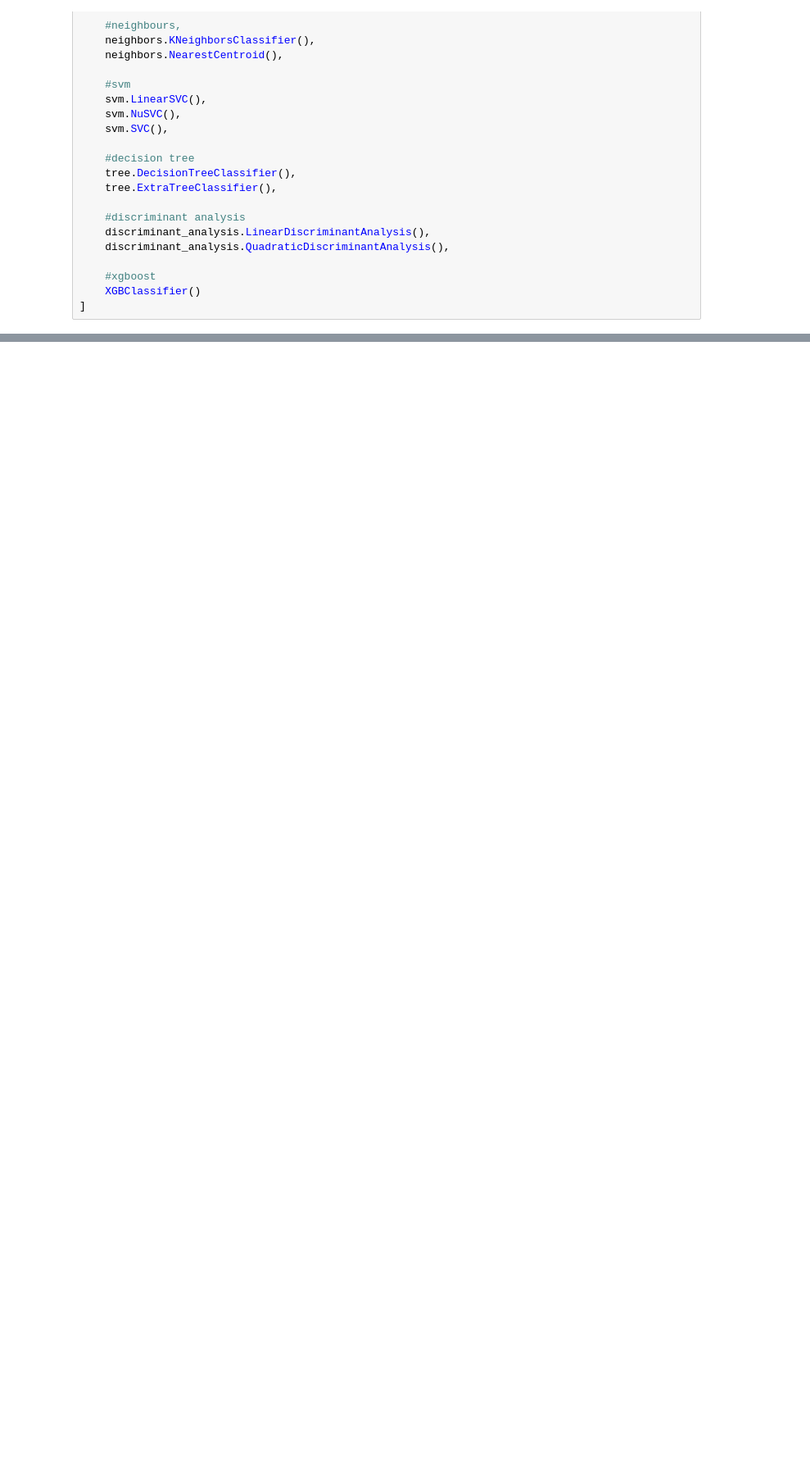
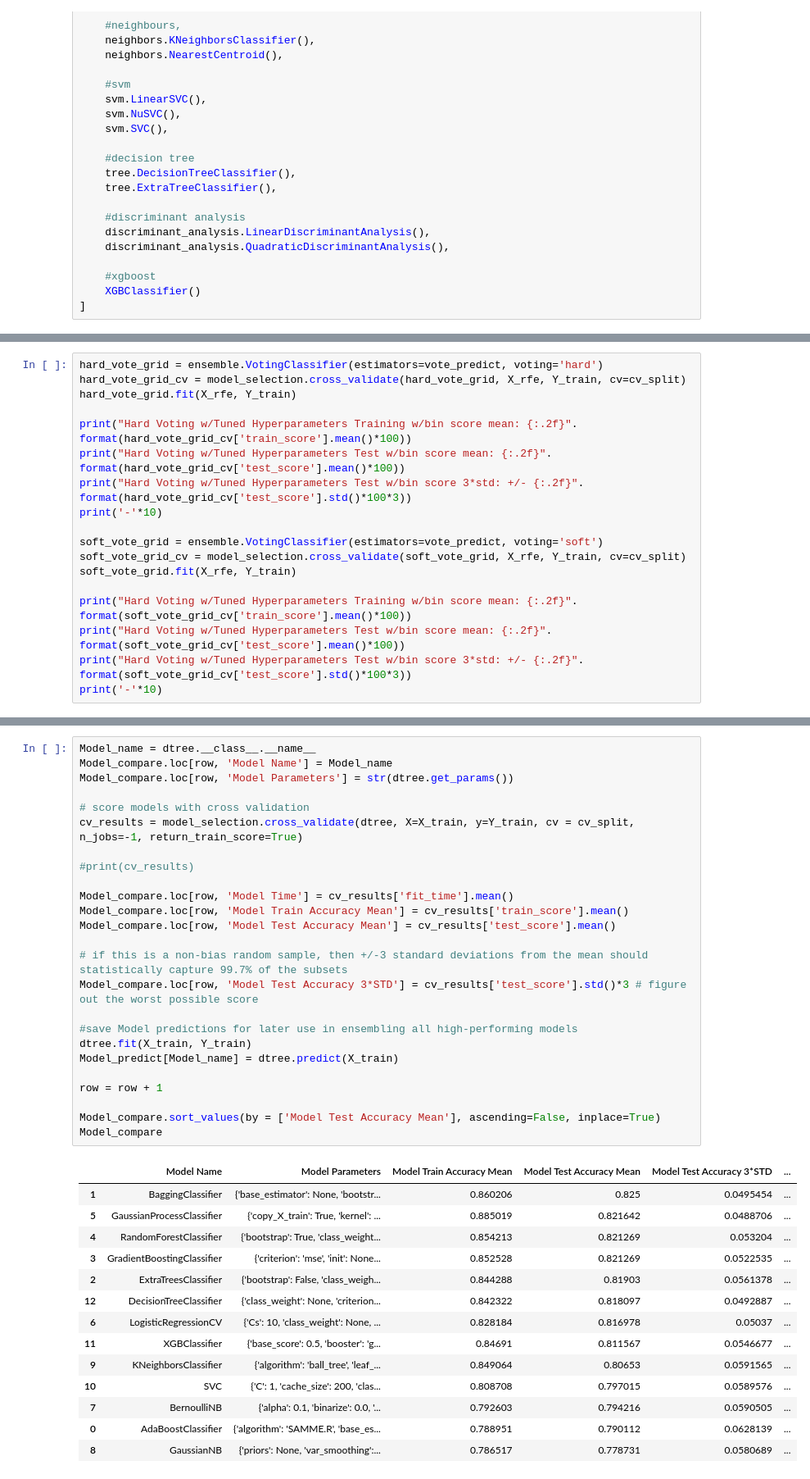
Before and after one commit to jasonnguyen3697/Titanic_survival_prediction, a Jupyter notebook: architecture_experiments.ipynb, the cells around one changed output, grey strips where cells are left out. Shown at 82% size. Cells and saved outputs as stored; diff of their text form; blank space fills up the shorter version.

Commit message:
modified data engineering process

```diff
--- a/architecture_experiments.ipynb
+++ b/architecture_experiments.ipynb
@@ -259,0 +472,18 @@ print(xgboost)
+# %%
+hard_vote_grid = ensemble.VotingClassifier(estimators=vote_predict, voting='hard')
+hard_vote_grid_cv = model_selection.cross_validate(hard_vote_grid, X_rfe, Y_train, cv=cv_split)
+hard_vote_grid.fit(X_rfe, Y_train)
+
+print("Hard Voting w/Tuned Hyperparameters Training w/bin score mean: {:.2f}". format(hard_vote_grid_cv['train_score'].mean()*100))
+print("Hard Voting w/Tuned Hyperparameters Test w/bin score mean: {:.2f}". format(hard_vote_grid_cv['test_score'].mean()*100))
+print("Hard Voting w/Tuned Hyperparameters Test w/bin score 3*std: +/- {:.2f}". format(hard_vote_grid_cv['test_score'].std()*100*3))
+print('-'*10)
+
+soft_vote_grid = ensemble.VotingClassifier(estimators=vote_predict, voting='soft')
+soft_vote_grid_cv = model_selection.cross_validate(soft_vote_grid, X_rfe, Y_train, cv=cv_split)
+soft_vote_grid.fit(X_rfe, Y_train)
+
+print("Hard Voting w/Tuned Hyperparameters Training w/bin score mean: {:.2f}". format(soft_vote_grid_cv['train_score'].mean()*100))
+print("Hard Voting w/Tuned Hyperparameters Test w/bin score mean: {:.2f}". format(soft_vote_grid_cv['test_score'].mean()*100))
+print("Hard Voting w/Tuned Hyperparameters Test w/bin score 3*std: +/- {:.2f}". format(soft_vote_grid_cv['test_score'].std()*100*3))
+print('-'*10)
@@ -259,0 +576,40 @@ print(xgboost)
+# %%
+Model_name = dtree.__class__.__name__
+Model_compare.loc[row, 'Model Name'] = Model_name
+Model_compare.loc[row, 'Model Parameters'] = str(dtree.get_params())
+
+# score models with cross validation
+cv_results = model_selection.cross_validate(dtree, X=X_train, y=Y_train, cv = cv_split, n_jobs=-1, return_train_score=True)
+
+#print(cv_results)
+
+Model_compare.loc[row, 'Model Time'] = cv_results['fit_time'].mean()
+Model_compare.loc[row, 'Model Train Accuracy Mean'] = cv_results['train_score'].mean()
+Model_compare.loc[row, 'Model Test Accuracy Mean'] = cv_results['test_score'].mean()
+
+# if this is a non-bias random sample, then +/-3 standard deviations from the mean should statistically capture 99.7% of the subsets
+Model_compare.loc[row, 'Model Test Accuracy 3*STD'] = cv_results['test_score'].std()*3 # figure out the worst possible score
+
+#save Model predictions for later use in ensembling all high-performing models
+dtree.fit(X_train, Y_train)
+Model_predict[Model_name] = dtree.predict(X_train)
+
+row = row + 1
+
+Model_compare.sort_values(by = ['Model Test Accuracy Mean'], ascending=False, inplace=True)
+Model_compare
+# %% [output]
+|  | Model Name | Model Parameters | Model Train Accuracy Mean | Model Test Accuracy Mean | Model Test Accuracy 3*STD | ... |
+| 1 | BaggingClassifier | {'base_estimator': None, 'bootstr... | 0.860206 | 0.825 | 0.0495454 | ... |
+| 5 | GaussianProcessClassifier | {'copy_X_train': True, 'kernel': ... | 0.885019 | 0.821642 | 0.0488706 | ... |
+| 4 | RandomForestClassifier | {'bootstrap': True, 'class_weight... | 0.854213 | 0.821269 | 0.053204 | ... |
+| 3 | GradientBoostingClassifier | {'criterion': 'mse', 'init': None... | 0.852528 | 0.821269 | 0.0522535 | ... |
+| 2 | ExtraTreesClassifier | {'bootstrap': False, 'class_weigh... | 0.844288 | 0.81903 | 0.0561378 | ... |
+| 12 | DecisionTreeClassifier | {'class_weight': None, 'criterion... | 0.842322 | 0.818097 | 0.0492887 | ... |
+| 6 | LogisticRegressionCV | {'Cs': 10, 'class_weight': None, ... | 0.828184 | 0.816978 | 0.05037 | ... |
+| 11 | XGBClassifier | {'base_score': 0.5, 'booster': 'g... | 0.84691 | 0.811567 | 0.0546677 | ... |
+| 9 | KNeighborsClassifier | {'algorithm': 'ball_tree', 'leaf_... | 0.849064 | 0.80653 | 0.0591565 | ... |
+| 10 | SVC | {'C': 1, 'cache_size': 200, 'clas... | 0.808708 | 0.797015 | 0.0589576 | ... |
+| 7 | BernoulliNB | {'alpha': 0.1, 'binarize': 0.0, '... | 0.792603 | 0.794216 | 0.0590505 | ... |
+| 0 | AdaBoostClassifier | {'algorithm': 'SAMME.R', 'base_es... | 0.788951 | 0.790112 | 0.0628139 | ... |
+| 8 | GaussianNB | {'priors': None, 'var_smoothing':... | 0.786517 | 0.778731 | 0.0580689 | ... |
```
Also changed, not shown: parts of 20 cells of this notebook, 2 other files.
